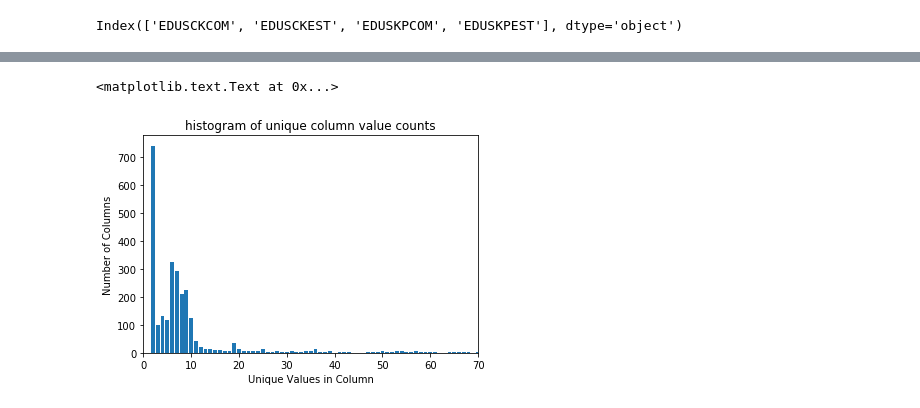
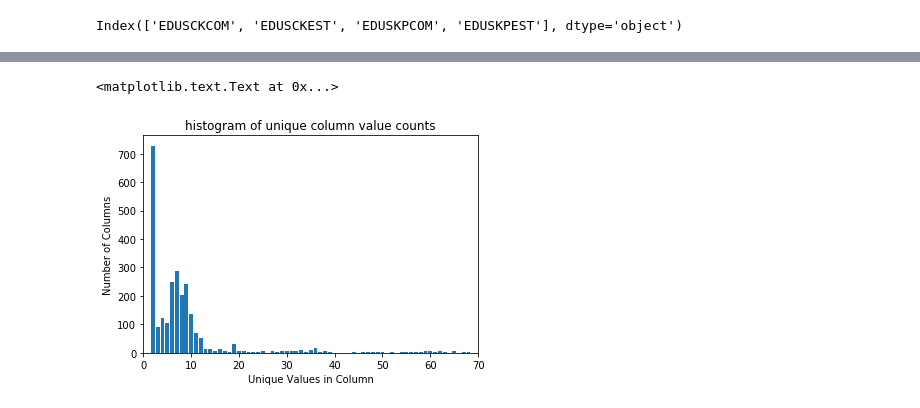
Before and after one commit to sharadv99/capstone-OpioidAddictionRisk, a Jupyter notebook: Initial_Data_Prep_and_Exploration.ipynb, the cells around one changed output, grey strips where cells are left out. Drawn from its saved outputs; the diff is of its cells as text; code cells hidden in the pictures.

```diff
--- a/Initial_Data_Prep_and_Exploration.ipynb
+++ b/Initial_Data_Prep_and_Exploration.ipynb
@@ -42,3 +44,8 @@ Index(['EDUSCKCOM', 'EDUSCKEST', 'EDUSKPCOM', 'EDUSKPEST'], dtype='object')
+# %%
+#merge 2016 and 2017 data
+data = pd.concat([data_2017, data_2016], ignore_index= True)
 # %%
 #columns in 2016/2017 that arent in 2015
-data_2017.columns.difference(data_2015.columns)
+missing_cols_2015 = data.columns.difference(data_2015.columns)
+#columns in 2015 that arent in 2016/2017
+extra_cols_2015 = data_2015.columns.difference(data.columns)
@@ -91,0 +52,4 @@ Name: TRQNMLAS1, Length: 56897, dtype: int64
+# %%
+#Run only if we want to include 2015 data
+data.drop(list(missing_cols_2015), axis = 1, inplace = True)
+data_2015.drop(list(extra_cols_2015), axis = 1, inplace = True)
@@ -91,0 +62,4 @@ Name: TRQNMLAS1, Length: 56897, dtype: int64
+# %%
+#merge 2015 and 2016/2017 data
+data = pd.concat([data, data_2015], ignore_index= True)
+print(data.shape)
@@ -137,9 +226,10 @@ freq_counts
 # %%
+x,y = zip(*freq_counts)
 plt.bar(list(x), list(y))
 plt.xlim([0,70])
 plt.title("histogram of unique column value counts")
 plt.xlabel("Unique Values in Column")
 plt.ylabel("Number of Columns")
 # %% [output]
 <matplotlib.text.Text at 0x...>
-[figure, old version]
+[figure, new version]
```
Also changed, not shown: parts of 20 cells of this notebook.
